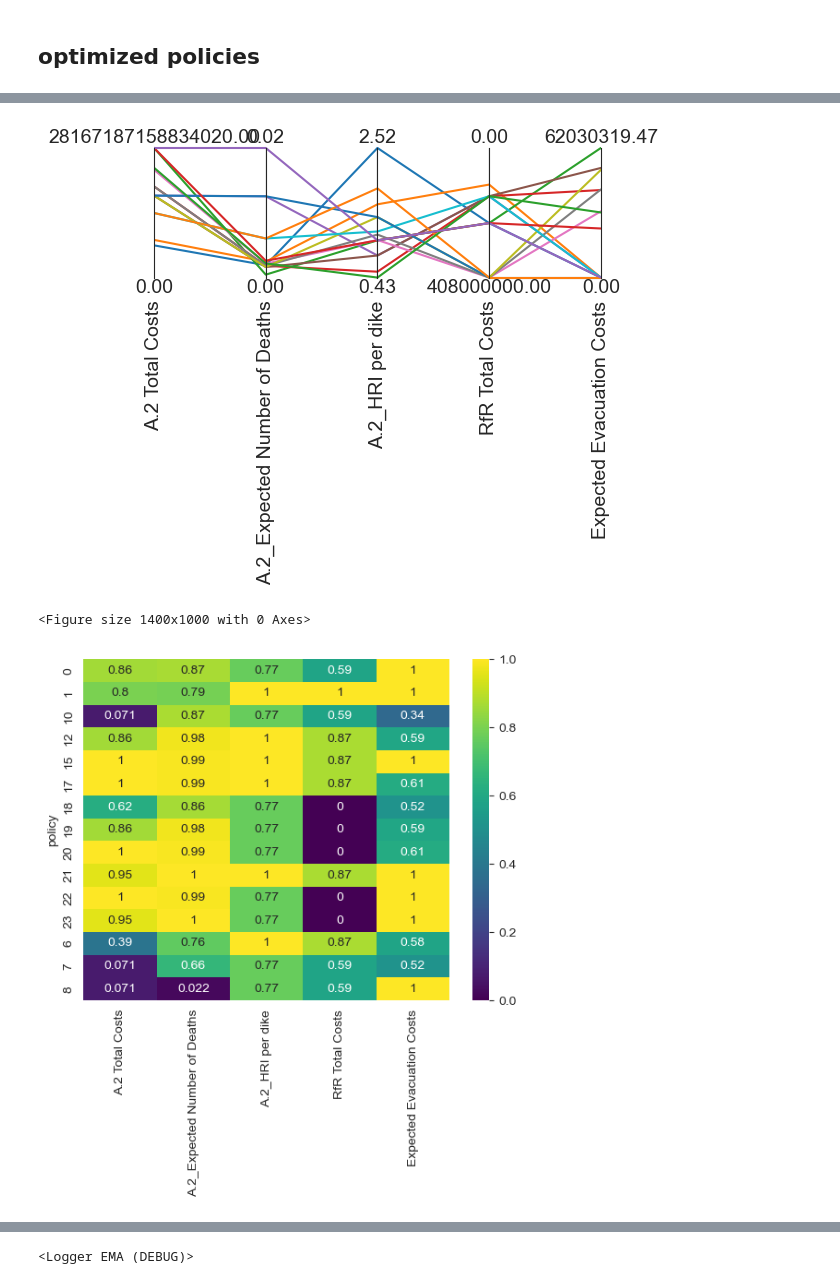
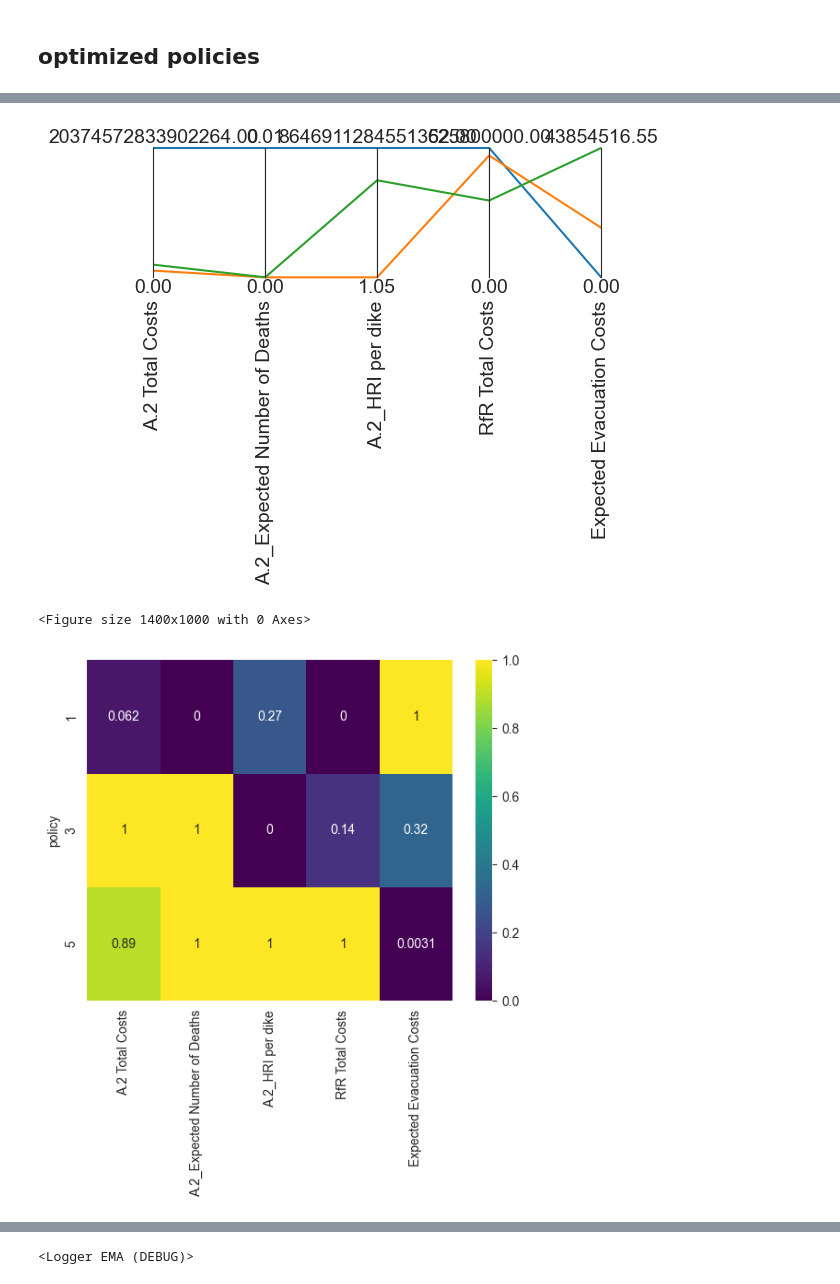
Before and after one commit to jmcbeelen/EPA141A, a Jupyter notebook: final assignment/MORDM.ipynb, the cells around one changed output, grey strips where cells are left out. Cells and saved outputs as stored; diff of their text form; code cells hidden in the pictures.

```diff
--- a/final assignment/MORDM.ipynb
+++ b/final assignment/MORDM.ipynb
@@ -68,6 +99,6 @@ if __name__ == "__main__":
         baseline = Policy("do_nothing", **get_do_nothing_dict())
         policies = [baseline]
 
-        results = evaluator.perform_experiments(scenarios=1000, policies=policies)
+        results = evaluator.perform_experiments(scenarios=50, policies=policies)
         baseline_experiments, baseline_outcomes = results
 # %% [output]
@@ -194,10 +227,14 @@ plt.show()
 # %%
+# === Apply Hard Thresholds to Filter Policies ===
+
+# Define filtering logic:
+# - Total costs must be below 200 million (2e8)
+# - Hydrological Resilience Index (HRI) per dike must be above 0.7
 logical = (
     (results["A.2 Total Costs"] < 2e8) &
+    (results["A.2_HRI per dike"] > 0.7)
+)
 
-    (results["A.2_HRI per dike"] > 0.7))
-
-
-
+# Count how many policies meet both conditions
 np.sum(logical)
 # %% [output]
@@ -277,5 +319,13 @@ policies
 # %%
+# === Convert Selected Policies to EMA Policy Objects ===
+
+# Initialize list to store Policy objects
 policies_to_evaluate = []
 
+# Loop through each row (policy) in the filtered DataFrame
 for i, policy in policies.iterrows():
-    policies_to_evaluate.append(Policy(str(i), **policy.to_dict()))
+    # Convert the row into a dictionary of lever values
+    policy_dict = policy.to_dict()
+
+    # Create a Policy object with a unique name (based on index) and lever values
+    policies_to_evaluate.append(Policy(str(i), **policy_dict))
@@ -289,5 +339,5 @@ policies.to_csv("candidate_policies.csv", index=False)
 # %%
-n_scenarios = 1000
+n_scenarios = 100
 with MultiprocessingEvaluator(model) as evaluator:
     results = evaluator.perform_experiments(n_scenarios,
                                             policies_to_evaluate)
@@ -348,12 +389,12 @@ limits.loc[0, ['A.2 Total Costs', 'A.2_Expected Number of Deaths', 'RfR Total Co
 
 paraxes = parcoords.ParallelAxes(limits)
 paraxes.plot(data)
-paraxes.invert_axis("RfR Total Costs")
+
 plt.figure(figsize=(14, 10))
 plt.savefig("scores_single_MORDM.png", dpi=300, bbox_inches='tight') # width=12 inches, height=8 inches
 plt.show()
 # %% [output]
-[figure, old version]
+[figure, new version]
 <Figure size 1400x1000 with 0 Axes>
 # %%
 def calculate_regret(data, best):
@@ -392,9 +441,19 @@ for outcome in model.outcomes:
     overall_regret[outcome.name] = outcome_regret
     max_regret[outcome.name] = outcome_regret.max()
 # %%
+# Convert max_regret dictionary to DataFrame:
+# Rows = policies, Columns = outcomes
 max_regret = pd.DataFrame(max_regret)
-sns.heatmap(max_regret/max_regret.max(), cmap='viridis', annot=True)
+
+# Normalize regret scores by dividing by the maximum regret per outcome
+# This rescales each column to [0, 1], making comparisons easier across outcomes
+normalized_regret = max_regret / max_regret.max()
+
+# Plot heatmap using Seaborn
+sns.heatmap(normalized_regret, cmap='viridis', annot=True)
+
+# Save the figure as a high-resolution PNG
 plt.savefig("regret_single_MORDM.png", dpi=300, bbox_inches='tight')
 plt.show()
 # %% [output]
-[figure, old version]
+[figure, new version]
```
Also changed, not shown: parts of 80 cells of this notebook, 20 other files.
